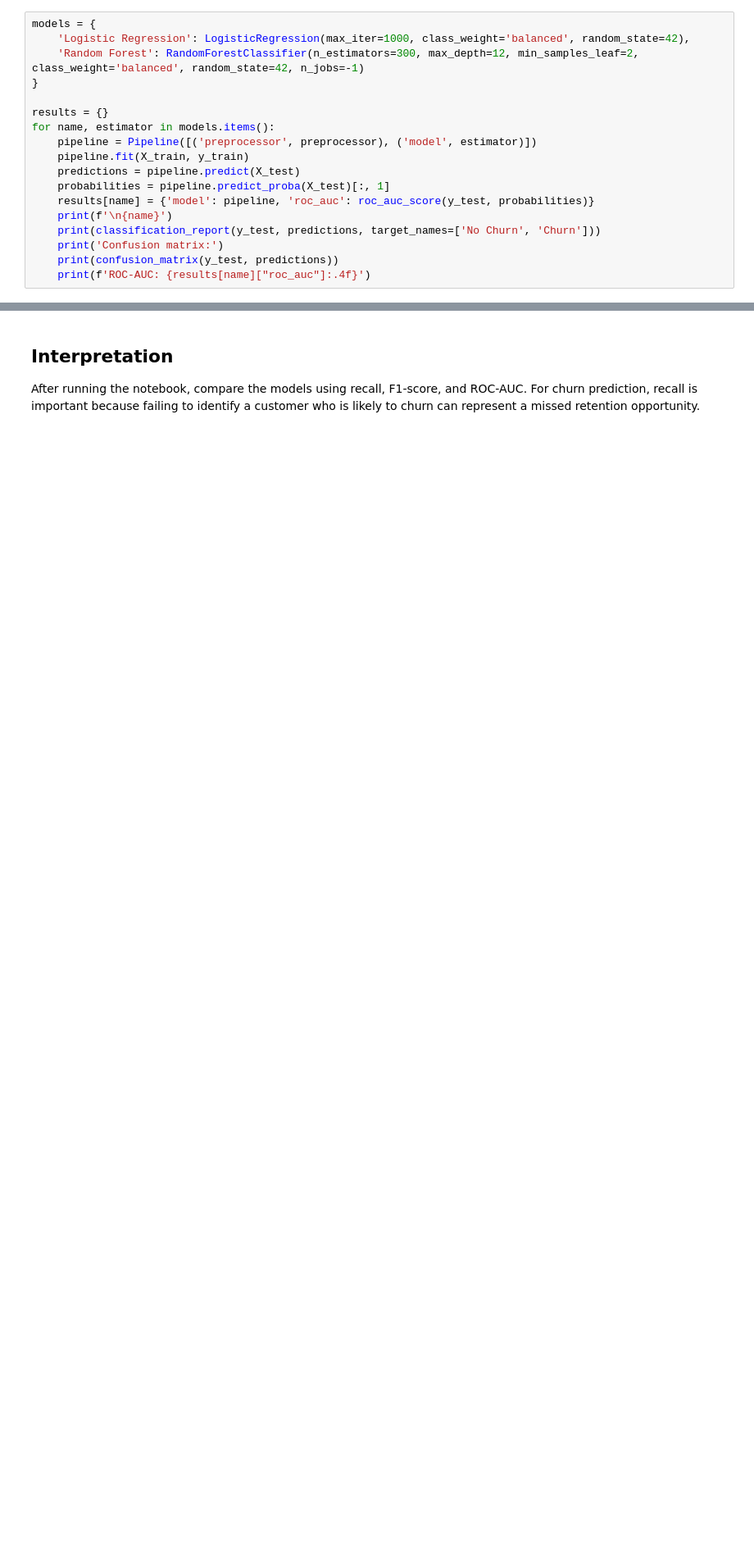
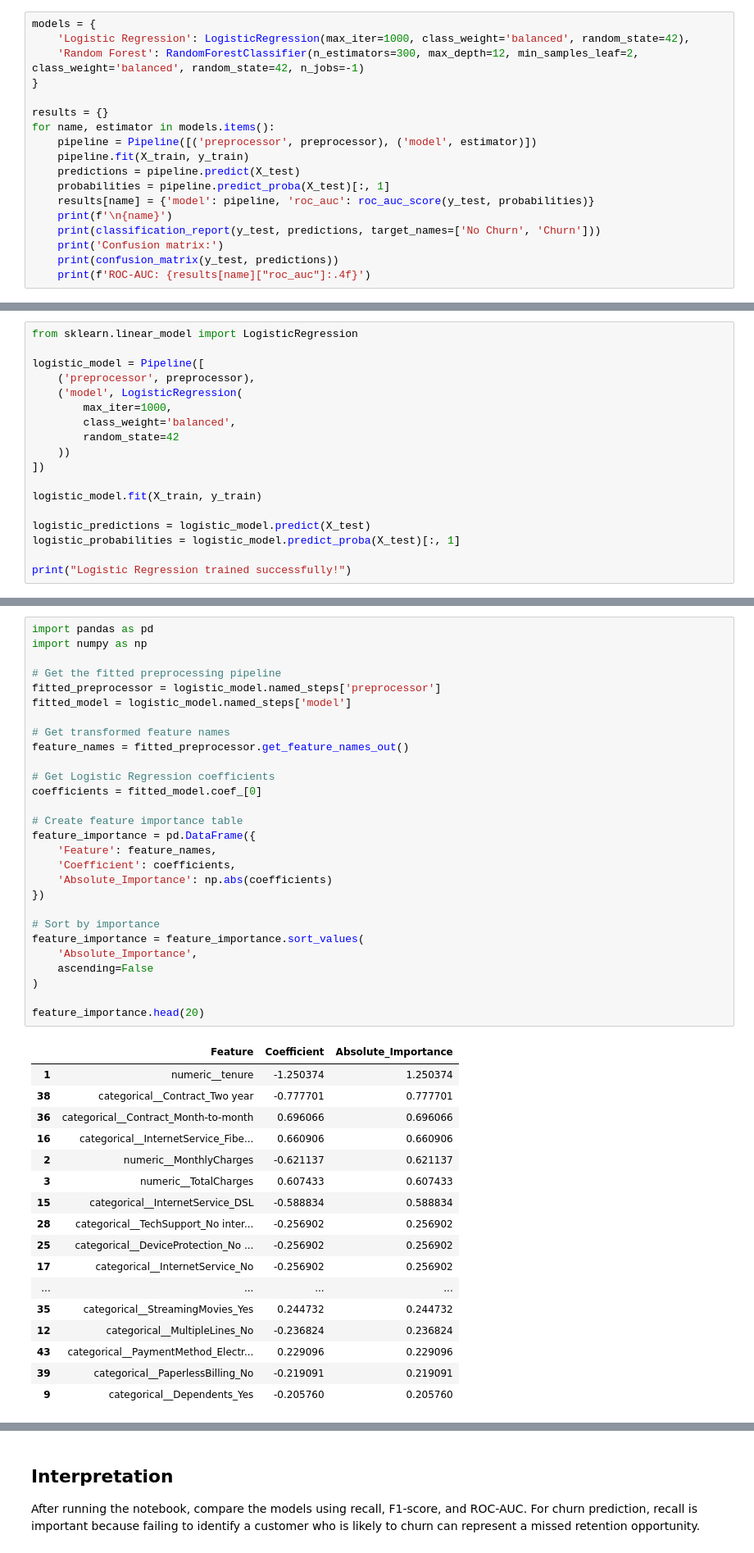
Before and after one commit to Hadi-Saeed-2006/customer-churn-prediction, a Jupyter notebook: notebooks/02_model_training.ipynb, the cells around one changed output, grey strips where cells are left out. Shown at 82% size. Saved outputs shown, nothing was run; the diff lists cells and outputs as text; blank space fills up the shorter version.

```diff
--- a/notebooks/02_model_training.ipynb
+++ b/notebooks/02_model_training.ipynb
@@ -51,0 +298,18 @@ for name, estimator in models.items():
+# %%
+from sklearn.linear_model import LogisticRegression
+
+logistic_model = Pipeline([
+    ('preprocessor', preprocessor),
+    ('model', LogisticRegression(
+        max_iter=1000,
+        class_weight='balanced',
+        random_state=42
+    ))
+])
+
+logistic_model.fit(X_train, y_train)
+
+logistic_predictions = logistic_model.predict(X_test)
+logistic_probabilities = logistic_model.predict_proba(X_test)[:, 1]
+
+print("Logistic Regression trained successfully!")
@@ -51,0 +403,46 @@ for name, estimator in models.items():
+# %%
+import pandas as pd
+import numpy as np
+
+# Get the fitted preprocessing pipeline
+fitted_preprocessor = logistic_model.named_steps['preprocessor']
+fitted_model = logistic_model.named_steps['model']
+
+# Get transformed feature names
+feature_names = fitted_preprocessor.get_feature_names_out()
+
+# Get Logistic Regression coefficients
+coefficients = fitted_model.coef_[0]
+
+# Create feature importance table
+feature_importance = pd.DataFrame({
+    'Feature': feature_names,
+    'Coefficient': coefficients,
+    'Absolute_Importance': np.abs(coefficients)
+})
+
+# Sort by importance
+feature_importance = feature_importance.sort_values(
+    'Absolute_Importance',
+    ascending=False
+)
+
+feature_importance.head(20)
+# %% [output]
+|  | Feature | Coefficient | Absolute_Importance |
+| 1 | numeric__tenure | -1.250374 | 1.250374 |
+| 38 | categorical__Contract_Two year | -0.777701 | 0.777701 |
+| 36 | categorical__Contract_Month-to-month | 0.696066 | 0.696066 |
+| 16 | categorical__InternetService_Fibe... | 0.660906 | 0.660906 |
+| 2 | numeric__MonthlyCharges | -0.621137 | 0.621137 |
+| 3 | numeric__TotalCharges | 0.607433 | 0.607433 |
+| 15 | categorical__InternetService_DSL | -0.588834 | 0.588834 |
+| 28 | categorical__TechSupport_No inter... | -0.256902 | 0.256902 |
+| 25 | categorical__DeviceProtection_No ... | -0.256902 | 0.256902 |
+| 17 | categorical__InternetService_No | -0.256902 | 0.256902 |
+| ... | ... | ... | ... |
+| 35 | categorical__StreamingMovies_Yes | 0.244732 | 0.244732 |
+| 12 | categorical__MultipleLines_No | -0.236824 | 0.236824 |
+| 43 | categorical__PaymentMethod_Electr... | 0.229096 | 0.229096 |
+| 39 | categorical__PaperlessBilling_No | -0.219091 | 0.219091 |
+| 9 | categorical__Dependents_Yes | -0.205760 | 0.205760 |
```
Also changed, not shown: parts of 30 cells of this notebook.
